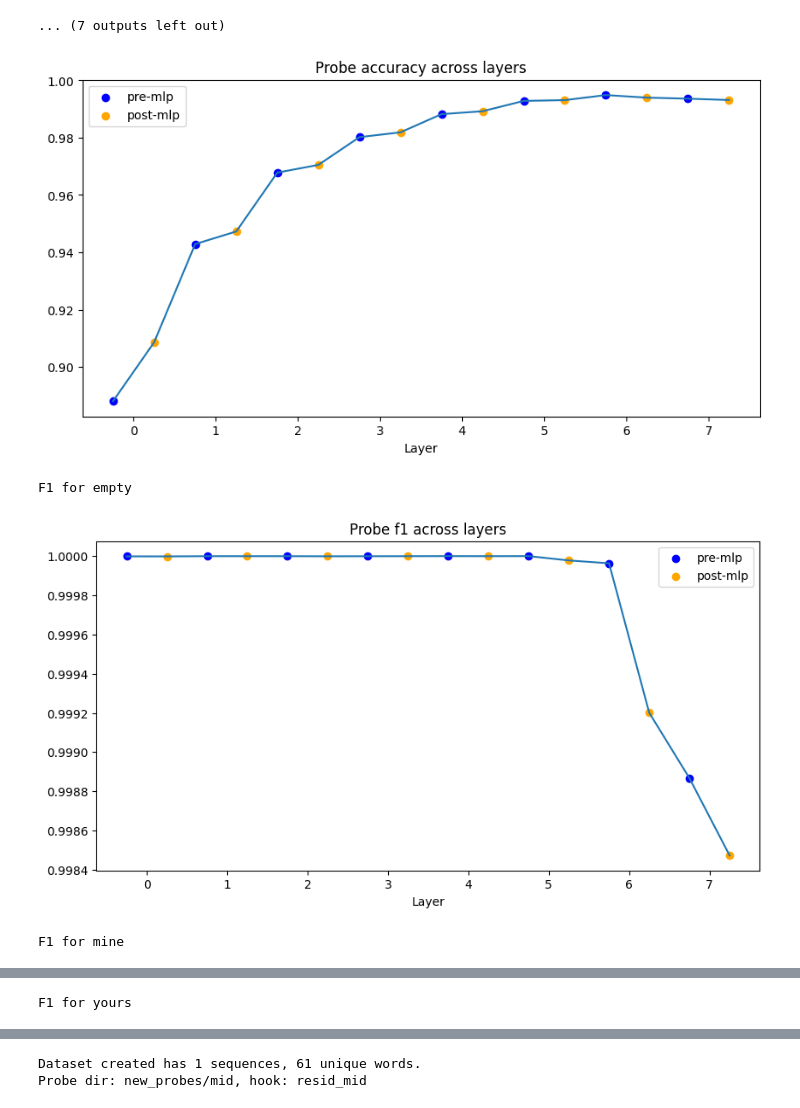
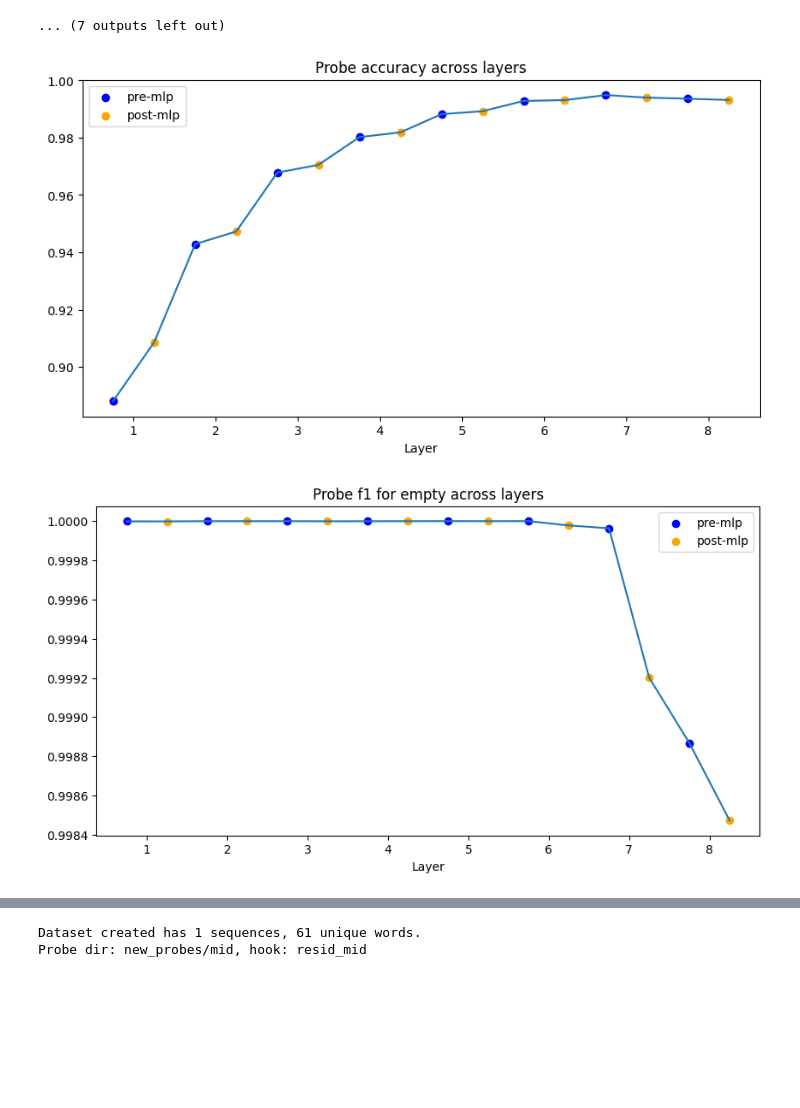
Before and after one commit to callumcanavan/othello-gpt, a Jupyter notebook: Othello_GPT.ipynb, the cells around one changed output, grey strips where cells are left out. Drawn from its saved outputs; the diff is of its cells as text; code cells hidden in the pictures; blank space fills up the shorter version.

```diff
--- a/Othello_GPT.ipynb
+++ b/Othello_GPT.ipynb
@@ -390,34 +390,32 @@ def plot_metrics(accs_mid, accs_post, metric="accuracy", extra=""):
     x_labels = list(range(8))
 
     fig, axs = plt.subplots(1, 1, figsize=(10, 5))
     sns.lineplot(x=range(len(accs_all)), y=accs_all, ax=axs)
     axs.set_title(f"Probe {metric}{extra} across layers")
     axs.set_xticks(2 * np.arange(len(x_labels)) + 0.5)
-    axs.set_xticklabels(x_labels)
+    axs.set_xticklabels(np.array(x_labels) + 1)
     axs.set_xlabel("Layer")
 
     # Plot scatter points coloured by mid or post
     pre_xs = [i for i in range(len(accs_all)) if i % 2 == 0]
     pre_ys = [accs_all[i] for i in range(len(accs_all)) if i % 2 == 0]
     axs.scatter(pre_xs, pre_ys, c="blue", label="pre-mlp")
     post_xs = [i for i in range(len(accs_all)) if i % 2 == 1]
     post_ys = [accs_all[i] for i in range(len(accs_all)) if i % 2 == 1]
     axs.scatter(post_xs, post_ys, c="orange", label="post-mlp")
     plt.legend()
     plt.show()
 
 
 plot_metrics(accs_mid, accs_linear)
 
 for i, option in enumerate(["empty", "mine", "yours"]):
     plot_metrics(
         f1_score_by_class_mid[:, i],
         f1_score_by_class_linear[:, i],
         metric="f1",
         extra=f" for {option}",
     )
 # %% [output]
 [figure]
-F1 for empty
-[figure, old version]
+[figure, new version]
-F1 for mine
@@ -425 +422,0 @@ F1 for mine
-F1 for yours
```
Also changed, not shown: parts of 4 cells of this notebook.
